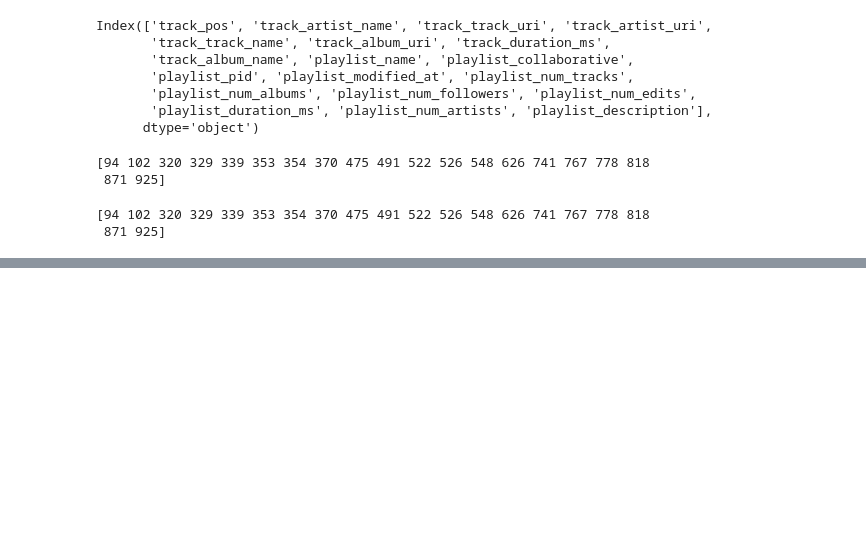
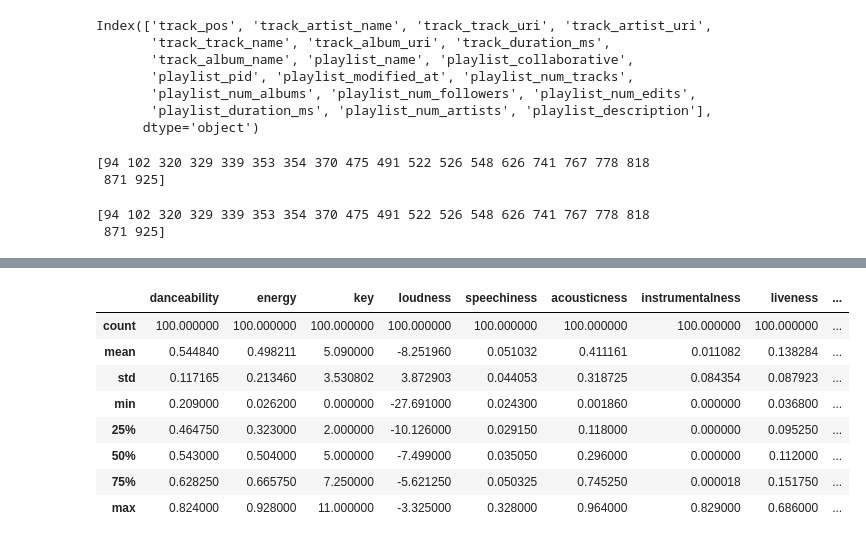
Before and after one commit to Ernek/song_recommender, a Jupyter notebook: exploratory_data_analysis.ipynb, the cells around one changed output, grey strips where cells are left out. Drawn from its saved outputs; the diff is of its cells as text; code cells hidden in the pictures; blank space fills up the shorter version.

```diff
--- a/exploratory_data_analysis.ipynb
+++ b/exploratory_data_analysis.ipynb
@@ -157,0 +187,12 @@ print('Number of unique artists: ', len(subset_df['track_artist_name'].unique())
+# %%
+check_df.describe()
+# %% [output]
+|  | danceability | energy | key | loudness | speechiness | acousticness | instrumentalness | liveness | ... |
+| count | 100.000000 | 100.000000 | 100.000000 | 100.000000 | 100.000000 | 100.000000 | 100.000000 | 100.000000 | ... |
+| mean | 0.544840 | 0.498211 | 5.090000 | -8.251960 | 0.051032 | 0.411161 | 0.011082 | 0.138284 | ... |
+| std | 0.117165 | 0.213460 | 3.530802 | 3.872903 | 0.044053 | 0.318725 | 0.084354 | 0.087923 | ... |
+| min | 0.209000 | 0.026200 | 0.000000 | -27.691000 | 0.024300 | 0.001860 | 0.000000 | 0.036800 | ... |
+| 25% | 0.464750 | 0.323000 | 2.000000 | -10.126000 | 0.029150 | 0.118000 | 0.000000 | 0.095250 | ... |
+| 50% | 0.543000 | 0.504000 | 5.000000 | -7.499000 | 0.035050 | 0.296000 | 0.000000 | 0.112000 | ... |
+| 75% | 0.628250 | 0.665750 | 7.250000 | -5.621250 | 0.050325 | 0.745250 | 0.000018 | 0.151750 | ... |
+| max | 0.824000 | 0.928000 | 11.000000 | -3.325000 | 0.328000 | 0.964000 | 0.829000 | 0.686000 | ... |
```
Also changed, not shown: parts of 13 cells of this notebook.
